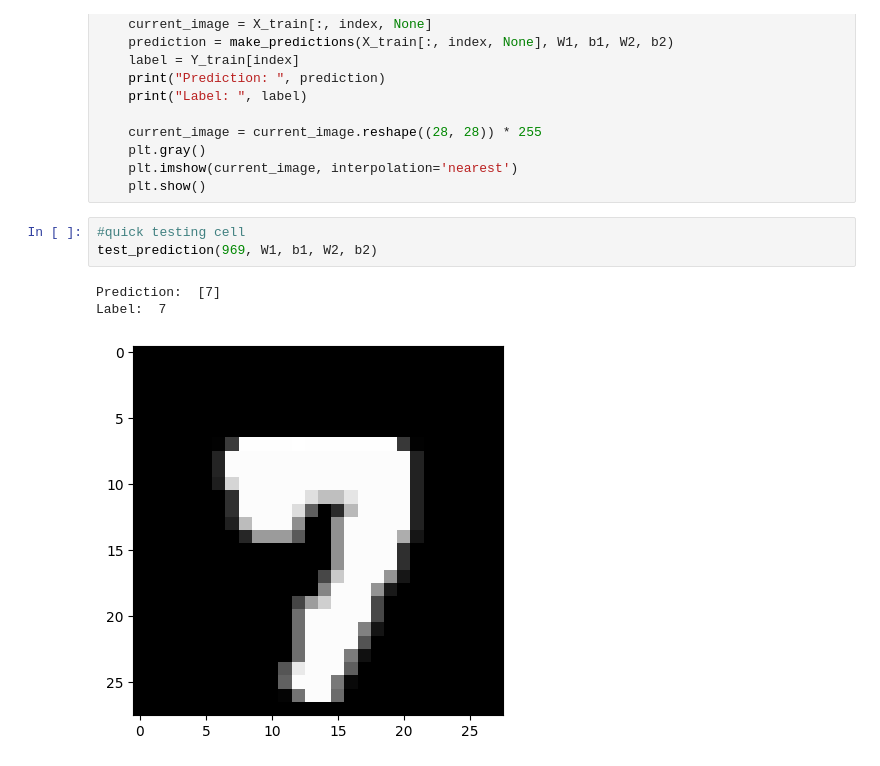
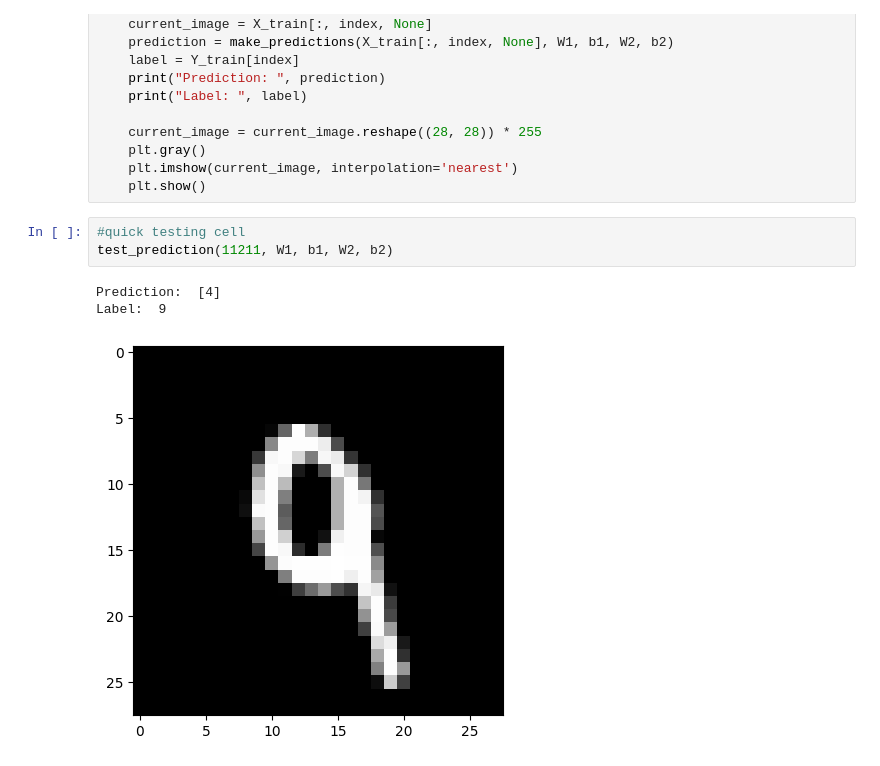
Before and after one commit to PvRao-29/MNIST-Neural-Network-from-Scratch, a Jupyter notebook: neural.ipynb, the cells around one changed output. Saved outputs shown, nothing was run; the diff lists cells and outputs as text.

```diff
--- a/neural.ipynb
+++ b/neural.ipynb
@@ -134,11 +134,11 @@ def test_prediction(index, W1, b1, W2, b2):
     plt.show()
 # %%
 #quick testing cell
-test_prediction(969, W1, b1, W2, b2)
+test_prediction(11211, W1, b1, W2, b2)
 # %% [output]
-Prediction:  [7]
-Label:  7
+Prediction:  [4]
+Label:  9
-[figure, old version]
+[figure, new version]
 # %%
 #dev_set testing
 dev_predictions = make_predictions(X_dev, W1, b1, W2, b2)
```
Also changed, not shown: parts of 2 cells of this notebook, 1 other file.
